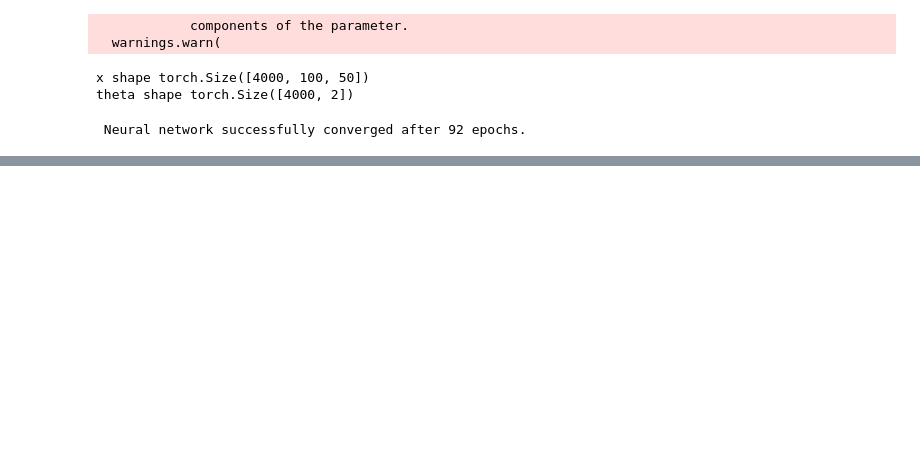
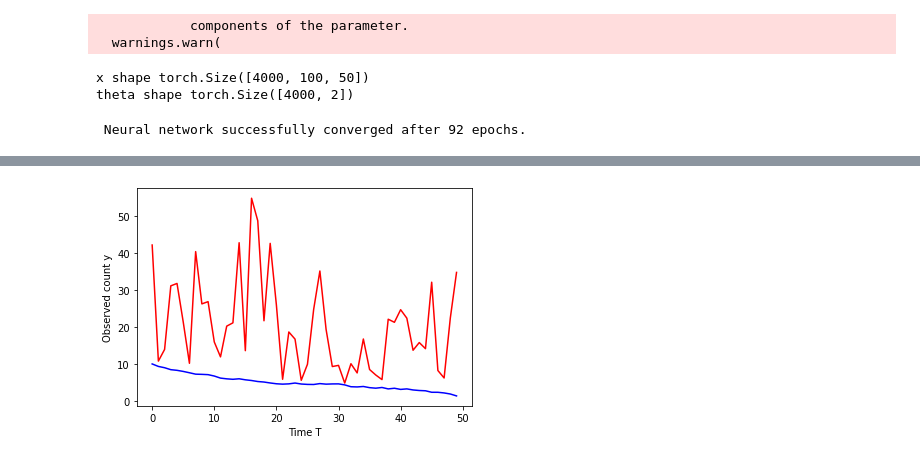
Before and after one commit to huangdaolang/robust-sbi, a Jupyter notebook: OUP-NPE.ipynb, the cells around one changed output, grey strips where cells are left out. Drawn from its saved outputs; the diff is of its cells as text; code cells hidden in the pictures; blank space fills up the shorter version.

```diff
--- a/OUP-NPE.ipynb
+++ b/OUP-NPE.ipynb
@@ -140,8 +145,0 @@ with open("objects/posterior_normal.pkl", "rb") as handle:
-# %%
-def magnitude_sigma(obs, var=15):
-    obs_cont = torch.clone(obs).to(obs.device)
-
-    obs_cont += torch.abs(torch.randn(100, 50).to(obs.device) * var)
-
-    # obs_cont = torch.tensor(obs_cont)
-    return obs_cont
@@ -329,0 +146,13 @@ plt.show()
+# %%
+theta_gt = torch.tensor([0.5, 1])
+
+obs = oup(theta_gt).to(device)
+obs_cont = magnitude_sigma(obs, var=20, length=50)
+
+plt.plot(range(50), obs[2], color="blue")
+plt.plot(range(50), obs_cont[2], color="red")
+plt.xlabel("Time T")
+plt.ylabel("Observed count y")
+plt.show()
+# %% [output]
+[figure, added]
```
Also changed, not shown: parts of 14 cells of this notebook, 8 other files.
